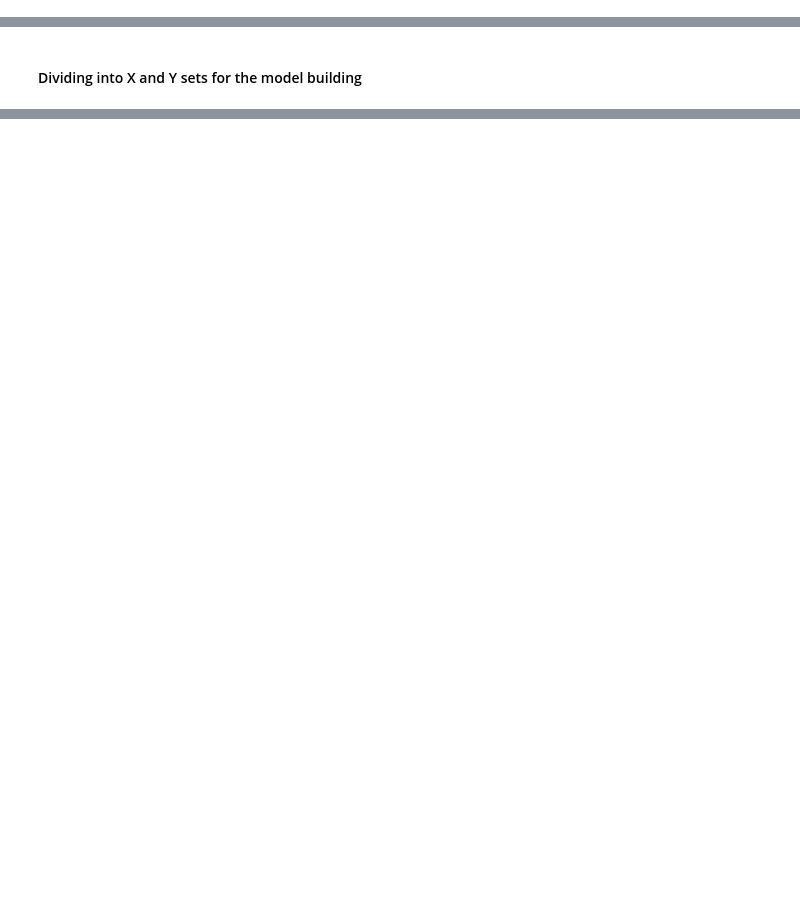
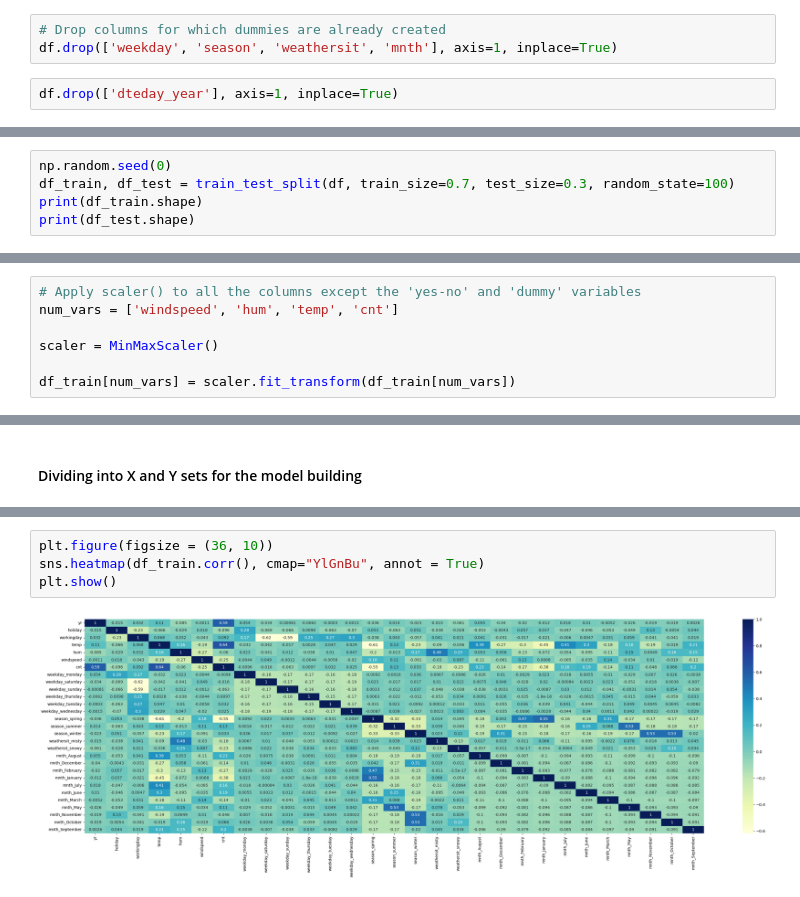
Before and after one commit to pozoxoxo/bike_sharing_case_study, a Jupyter notebook: bike_sharing.ipynb, the cells around one changed output, grey strips where cells are left out. Cells and saved outputs as stored; diff of their text form; blank space fills up the shorter version.

```diff
--- a/bike_sharing.ipynb
+++ b/bike_sharing.ipynb
@@ -239,3 +258,8 @@ holiday
+# %%
+# Drop columns for which dummies are already created
+df.drop(['weekday', 'season', 'weathersit', 'mnth'], axis=1, inplace=True)
+# %%
+df.drop(['dteday_year'], axis=1, inplace=True)
 # %%
 # As there is high correlation between temp and cnt variable,
 # Picking temp as the first variable and we'll try to fit a regression to that
@@ -248,0 +275,5 @@ plt.show()
+# %%
+np.random.seed(0)
+df_train, df_test = train_test_split(df, train_size=0.7, test_size=0.3, random_state=100)
+print(df_train.shape)
+print(df_test.shape)
@@ -248,0 +285,7 @@ plt.show()
+# %%
+# Apply scaler() to all the columns except the 'yes-no' and 'dummy' variables
+num_vars = ['windspeed', 'hum', 'temp', 'cnt']
+
+scaler = MinMaxScaler()
+
+df_train[num_vars] = scaler.fit_transform(df_train[num_vars])
@@ -251 +324,7 @@ plt.show()
+# %%
+plt.figure(figsize = (36, 10))
+sns.heatmap(df_train.corr(), cmap="YlGnBu", annot = True)
+plt.show()
+# %% [output]
+[figure, added]
 # %%
```
Also changed, not shown: parts of 80 cells of this notebook.
